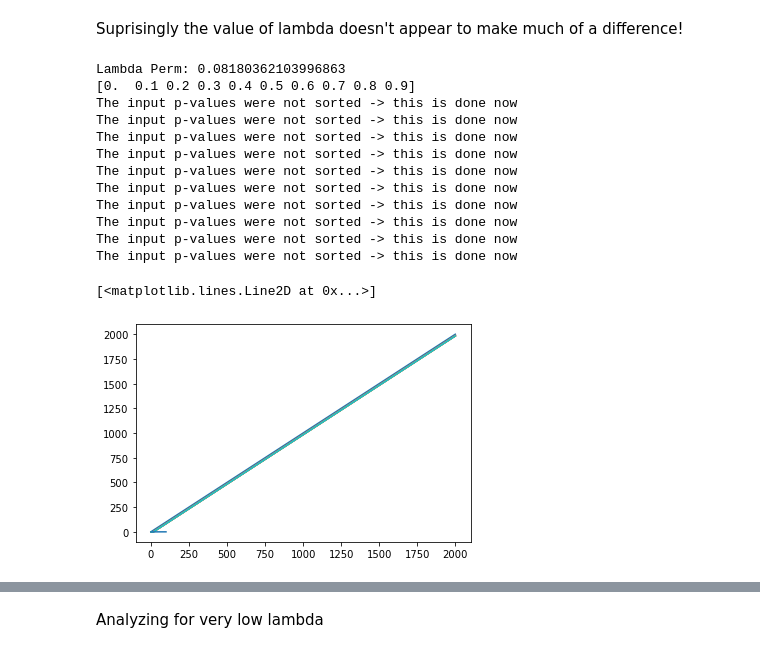
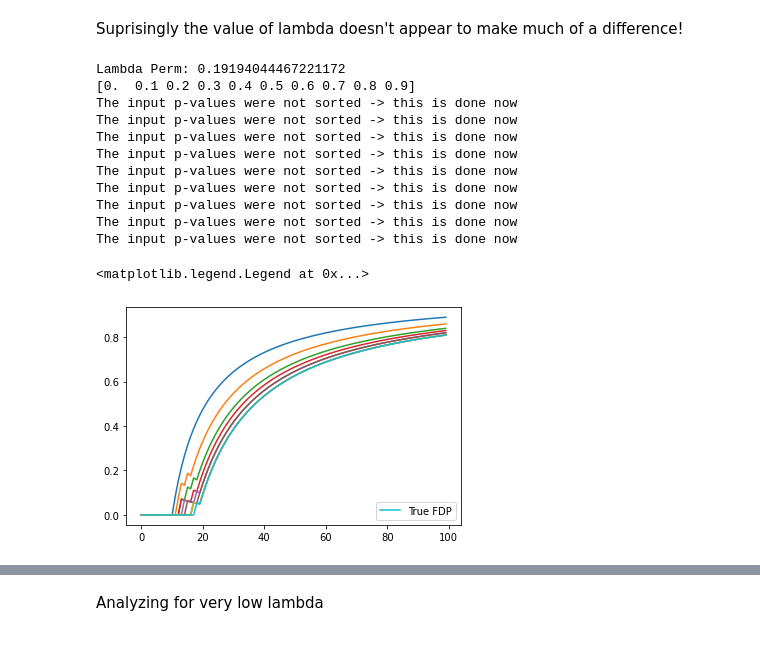
Before and after one commit to sjdavenport/pyrft, a Jupyter notebook: examples/ComparePermandBoot.ipynb, the cells around one changed output, grey strips where cells are left out. Drawn from its saved outputs; the diff is of its cells as text; code cells hidden in the pictures.

```diff
--- a/examples/ComparePermandBoot.ipynb
+++ b/examples/ComparePermandBoot.ipynb
@@ -200,32 +200,35 @@ Suprisingly the value of lambda doesn't appear to make much of a difference!
 # %%
 # Initialize the number of bootstraps and the alpha level
 B = 100; alpha = 0.1;
 pval0 = sa.get_perm_p(data, categ, B=B , row_test_fun=sa.row_welch_tests)
 piv_stat = sa.get_pivotal_stats(pval0, K=m)
 lambda_perm = np.quantile(piv_stat, alpha)
 
 print('Lambda Perm:', lambda_perm)
 thr_perm = sa.t_linear(lambda_perm, np.arange(1,m+1), m)
 
+n2use = 100;
 lambda_set = np.arange(10)/10
 print(lambda_set)
+lambda_set = lambda_set[1:]
 for I in np.arange(len(lambda_set)):
     thresh = sa.t_linear(lambda_set[I], np.arange(1,m+1), m)
-    max_FDP_perm = sa.curve_max_fp(pvals_perm, thresh)
+    max_FP_perm = sa.curve_max_fp(pvals_perm, thresh)
+    max_FDP_perm = max_FP_perm[0:n2use]/one2npvals[0:n2use]
     plt.plot(max_FDP_perm)
-plt.plot(true_FDP, label = 'True FDP')
+plt.plot(true_FDP[0:n2use], label = 'True FDP')
+plt.legend(loc="lower right")
 # %% [output]
-Lambda Perm: 0.08180362103996863
+Lambda Perm: 0.19194044467221172
 [0.  0.1 0.2 0.3 0.4 0.5 0.6 0.7 0.8 0.9]
 The input p-values were not sorted -> this is done now
 The input p-values were not sorted -> this is done now
 The input p-values were not sorted -> this is done now
 The input p-values were not sorted -> this is done now
 The input p-values were not sorted -> this is done now
 The input p-values were not sorted -> this is done now
 The input p-values were not sorted -> this is done now
 The input p-values were not sorted -> this is done now
 The input p-values were not sorted -> this is done now
-The input p-values were not sorted -> this is done now
-[<matplotlib.lines.Line2D at 0x...>]
+<matplotlib.legend.Legend at 0x...>
-[figure, old version]
+[figure, new version]
```
Also changed, not shown: parts of 7 cells of this notebook, 3 other files.
